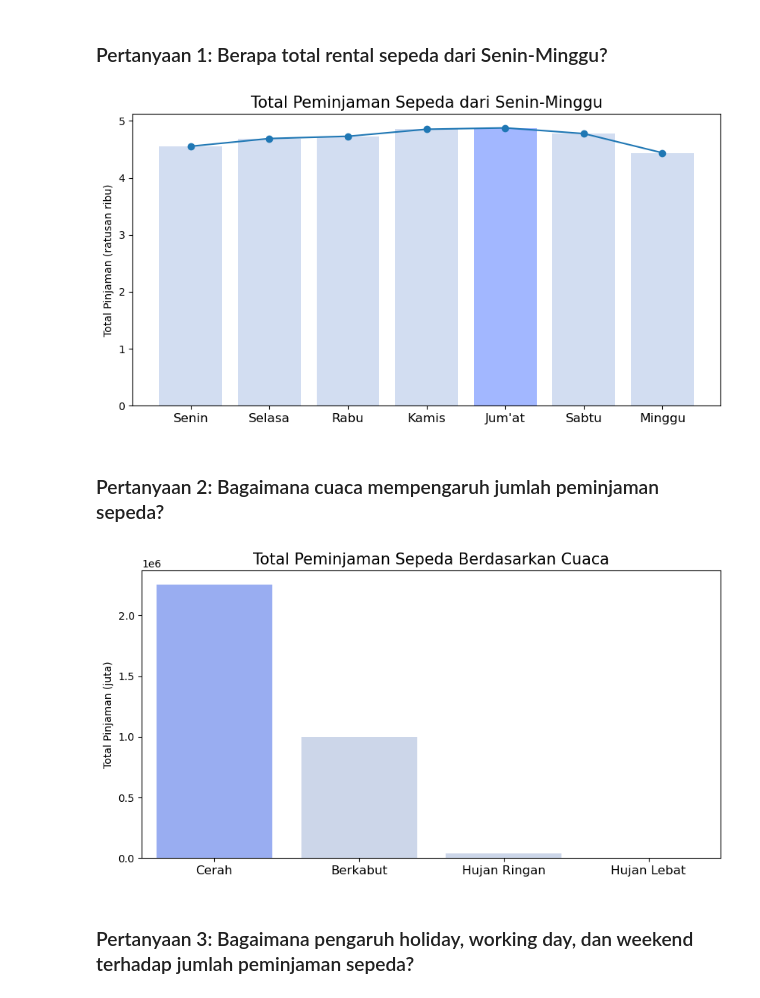
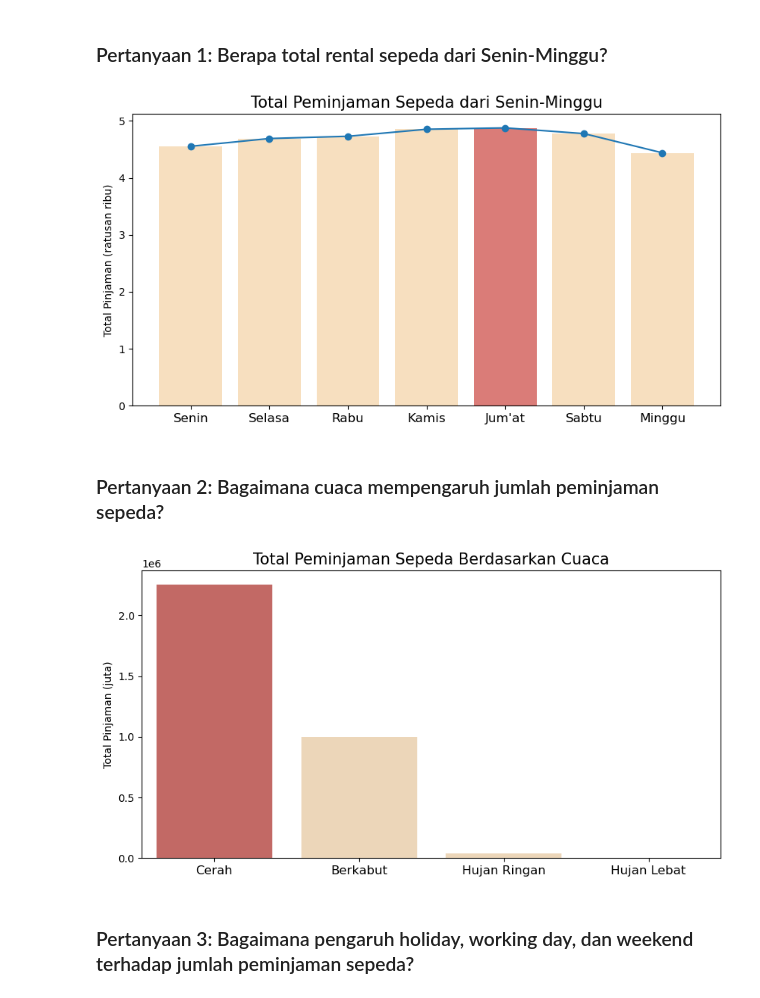
Before and after one commit to ahmadfadlitambunan/Data-Analist-Dicoding-Project, a Jupyter notebook: notebook.ipynb, the cells around one changed output. Saved outputs shown, nothing was run; the diff lists cells and outputs as text; code cells hidden in the pictures.

```diff
--- a/notebook.ipynb
+++ b/notebook.ipynb
@@ -313,35 +313,35 @@ temp_df['weekday'] = temp_df['weekday'].map({
     1 : 'Senin',
     2 : 'Selasa',
     3 : 'Rabu',
     4 : 'Kamis',
     5 : 'Jum\'at',
     6 : 'Sabtu'
 })
 
-colors = ["#c7d5ee", "#c7d5ee", "#c7d5ee",  "#c7d5ee","#8ba5ff", "#c7d5ee", "#c7d5ee"]
+colors = ["#f5d7b0", "#f5d7b0", "#f5d7b0",  "#f5d7b0","#d15b56", "#f5d7b0", "#f5d7b0"]
 by_day_df = temp_df.groupby(by='weekday').agg({
     'cnt' : 'sum'
 }).reindex(['Senin', 'Selasa', 'Rabu', 'Kamis', 'Jum\'at', 'Sabtu', 'Minggu']).reset_index()
 
 
 plt.figure(figsize=(10, 5))
 
 # membuat data
 days = [x for x in by_day_df['weekday']]
 total = [y/100000 for y in by_day_df['cnt']]
 
 # membuat plot bar
 plt.bar(days, total, color = colors, width=0.8, alpha=0.8)
 plt.plot(days, total)
 plt.scatter(days, total)
 
 plt.title("Total Peminjaman Sepeda dari Senin-Minggu", loc="center", fontsize=15)
 plt.ylabel("Total Pinjaman (ratusan ribu)")
 plt.xlabel(None)
 plt.tick_params(axis='x', labelsize=12)
 plt.show()
 # %% [output]
-[figure, old version]
+[figure, new version]
 # %% [markdown]
 ### Pertanyaan 2: Bagaimana cuaca mempengaruh jumlah peminjaman sepeda?
 # %%
@@ -363,7 +363,7 @@ by_weather_df = temp_df.groupby(by='weathersit').agg({
 
 plt.figure(figsize=(10, 5))
 
-colors = ["#8ba5ff", "#c7d5ee", "#c7d5ee", "#c7d5ee"]
+colors = ["#d15b56", "#f5d7b0", "#f5d7b0", "#f5d7b0"]
 
 # membuat plot bar
 sns.barplot(x = by_weather_df['weathersit'], y = by_weather_df['cnt'], palette = colors)
@@ -374,7 +374,7 @@ plt.xlabel(None)
 plt.tick_params(axis='x', labelsize=12)
 plt.show()
 # %% [output]
-[figure, old version]
+[figure, new version]
 # %% [markdown]
 ### Pertanyaan 3: Bagaimana pengaruh holiday, working day, dan weekend terhadap jumlah peminjaman sepeda?
 # %%
```
Also changed, not shown: parts of 1 cell of this notebook, 3 other files.
